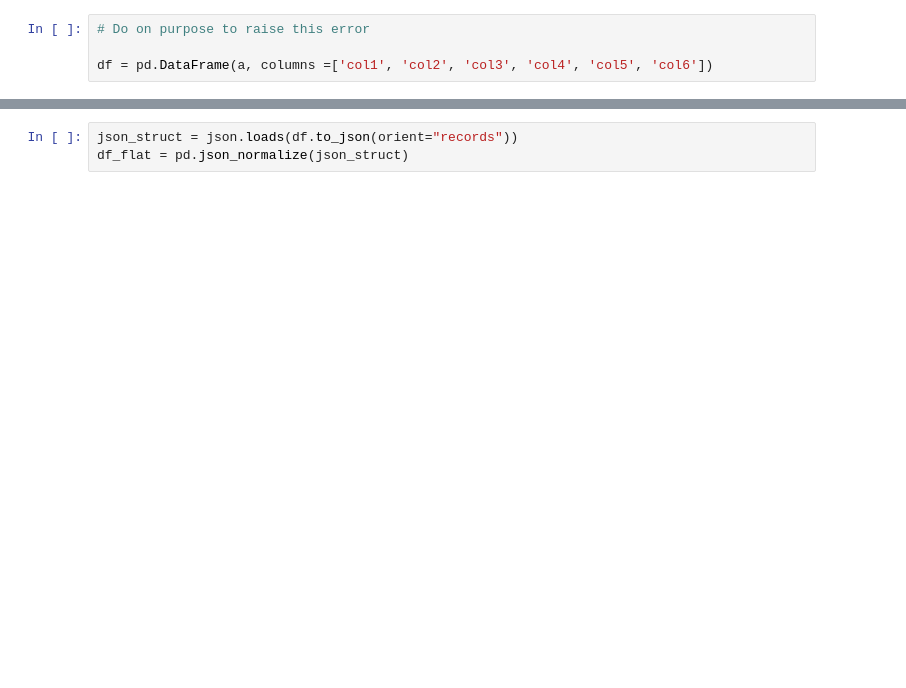
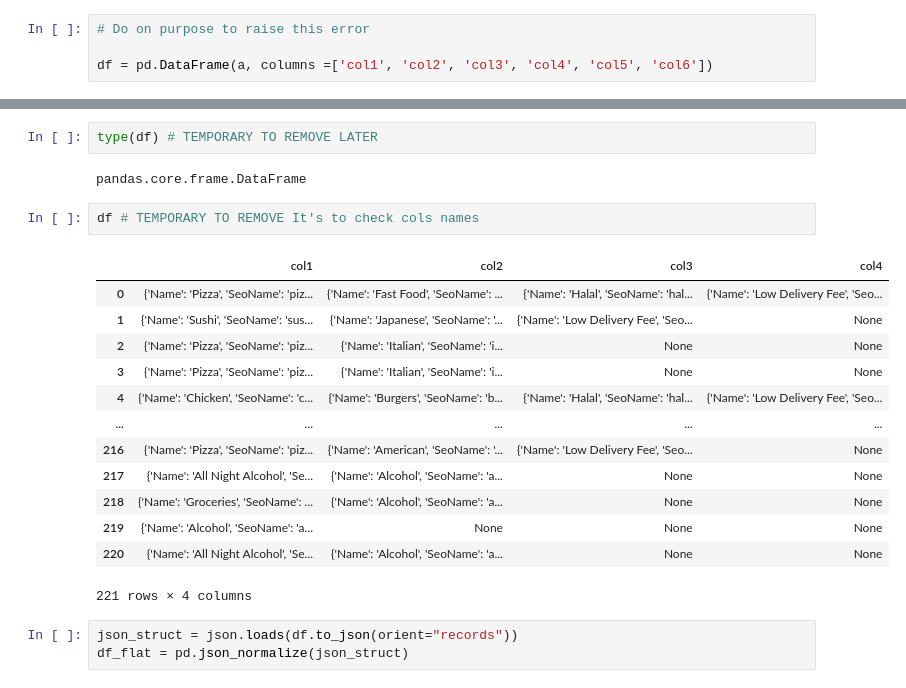
Before and after one commit to nolll77/py-projects, a Jupyter notebook: get-request-test2.ipynb, the cells around one changed output, grey strips where cells are left out. Saved outputs shown, nothing was run; the diff lists cells and outputs as text; blank space fills up the shorter version.

```diff
--- a/get-request-test2.ipynb
+++ b/get-request-test2.ipynb
@@ -43,3 +57,23 @@ ValueError: 4 columns passed, passed data had 6 columns
+# %%
+type(df) # TEMPORARY TO REMOVE LATER
+# %% [output]
+pandas.core.frame.DataFrame
+# %%
+df # TEMPORARY TO REMOVE It's to check cols names
+# %% [output]
+|  | col1 | col2 | col3 | col4 |
+| 0 | {'Name': 'Pizza', 'SeoName': 'piz... | {'Name': 'Fast Food', 'SeoName': ... | {'Name': 'Halal', 'SeoName': 'hal... | {'Name': 'Low Delivery Fee', 'Seo... |
+| 1 | {'Name': 'Sushi', 'SeoName': 'sus... | {'Name': 'Japanese', 'SeoName': '... | {'Name': 'Low Delivery Fee', 'Seo... | None |
+| 2 | {'Name': 'Pizza', 'SeoName': 'piz... | {'Name': 'Italian', 'SeoName': 'i... | None | None |
+| 3 | {'Name': 'Pizza', 'SeoName': 'piz... | {'Name': 'Italian', 'SeoName': 'i... | None | None |
+| 4 | {'Name': 'Chicken', 'SeoName': 'c... | {'Name': 'Burgers', 'SeoName': 'b... | {'Name': 'Halal', 'SeoName': 'hal... | {'Name': 'Low Delivery Fee', 'Seo... |
+| ... | ... | ... | ... | ... |
+| 216 | {'Name': 'Pizza', 'SeoName': 'piz... | {'Name': 'American', 'SeoName': '... | {'Name': 'Low Delivery Fee', 'Seo... | None |
+| 217 | {'Name': 'All Night Alcohol', 'Se... | {'Name': 'Alcohol', 'SeoName': 'a... | None | None |
+| 218 | {'Name': 'Groceries', 'SeoName': ... | {'Name': 'Alcohol', 'SeoName': 'a... | None | None |
+| 219 | {'Name': 'Alcohol', 'SeoName': 'a... | None | None | None |
+| 220 | {'Name': 'All Night Alcohol', 'Se... | {'Name': 'Alcohol', 'SeoName': 'a... | None | None |
+221 rows × 4 columns
 # %%
 json_struct = json.loads(df.to_json(orient="records"))
 df_flat = pd.json_normalize(json_struct)
```
Also changed, not shown: parts of 15 cells of this notebook, 1 other file.
